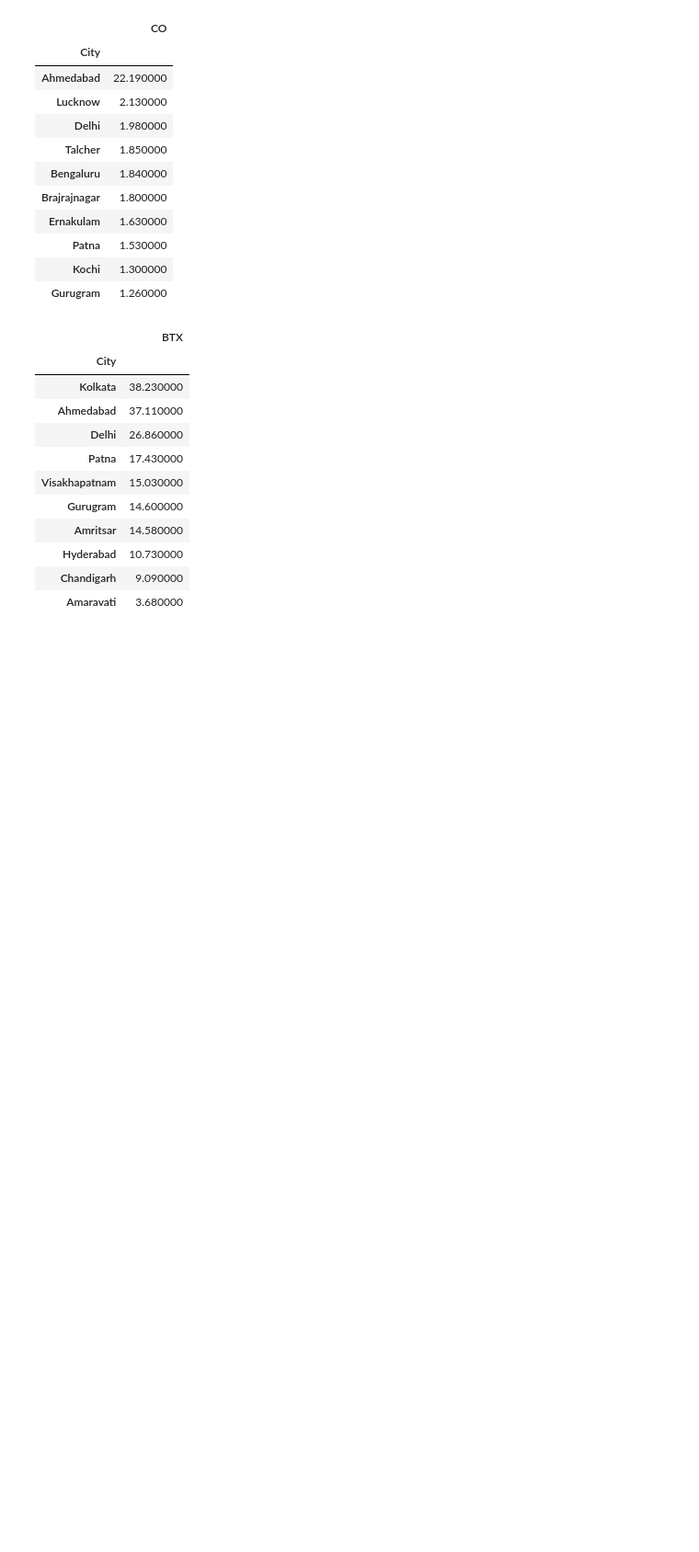
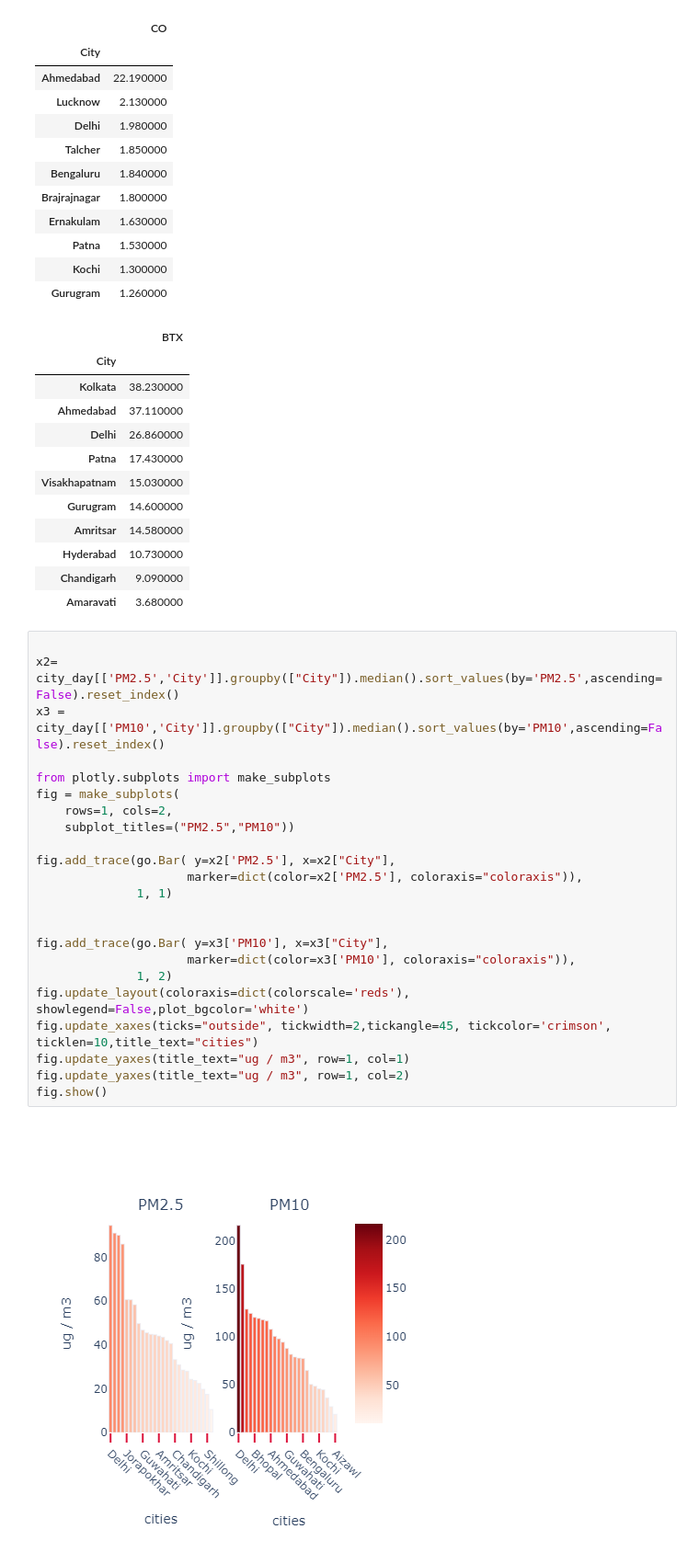
Before and after one commit to bhargav-borah/forked-practice-notebooks, a Jupyter notebook: covid-19-effect-on-pollution-in-india/covid-19-effect-analysis.ipynb, the cells around one changed output. Shown at 92% size. Saved outputs shown, nothing was run; the diff lists cells and outputs as text; blank space fills up the shorter version.

```diff
--- a/covid-19-effect-on-pollution-in-india/covid-19-effect-analysis.ipynb
+++ b/covid-19-effect-on-pollution-in-india/covid-19-effect-analysis.ipynb
@@ -390,3 +390,28 @@ display_side_by_side(pm2_5, pm10, no2, so2, co, btx)
 | Hyderabad | 10.730000 |
 | Chandigarh | 9.090000 |
 | Amaravati | 3.680000 |
+# %%
+
+x2= city_day[['PM2.5','City']].groupby(["City"]).median().sort_values(by='PM2.5',ascending=False).reset_index()
+x3 = city_day[['PM10','City']].groupby(["City"]).median().sort_values(by='PM10',ascending=False).reset_index()
+
+from plotly.subplots import make_subplots
+fig = make_subplots(
+    rows=1, cols=2,
+    subplot_titles=("PM2.5","PM10"))
+
+fig.add_trace(go.Bar( y=x2['PM2.5'], x=x2["City"],
+                     marker=dict(color=x2['PM2.5'], coloraxis="coloraxis")),
+              1, 1)
+
+
+fig.add_trace(go.Bar( y=x3['PM10'], x=x3["City"],
+                     marker=dict(color=x3['PM10'], coloraxis="coloraxis")),
+              1, 2)
+fig.update_layout(coloraxis=dict(colorscale='reds'), showlegend=False,plot_bgcolor='white')
+fig.update_xaxes(ticks="outside", tickwidth=2,tickangle=45, tickcolor='crimson', ticklen=10,title_text="cities")
+fig.update_yaxes(title_text="ug / m3", row=1, col=1)
+fig.update_yaxes(title_text="ug / m3", row=1, col=2)
+fig.show()
+# %% [output]
+[figure, added]
```
Also changed, not shown: parts of 3 cells of this notebook.
